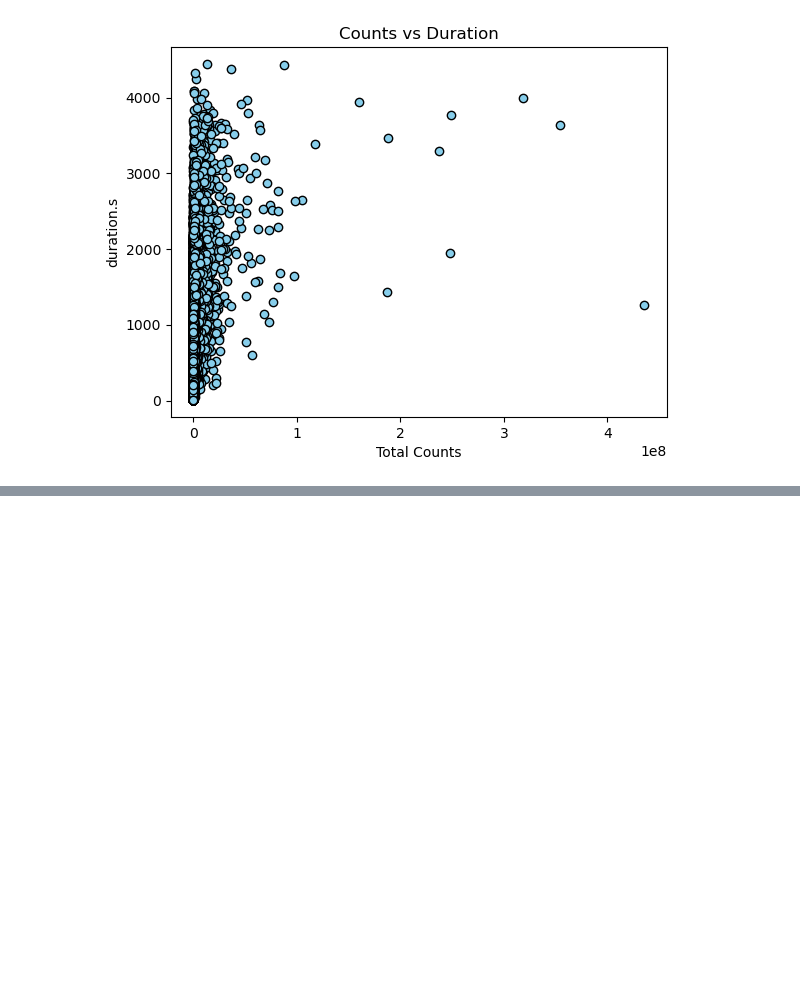
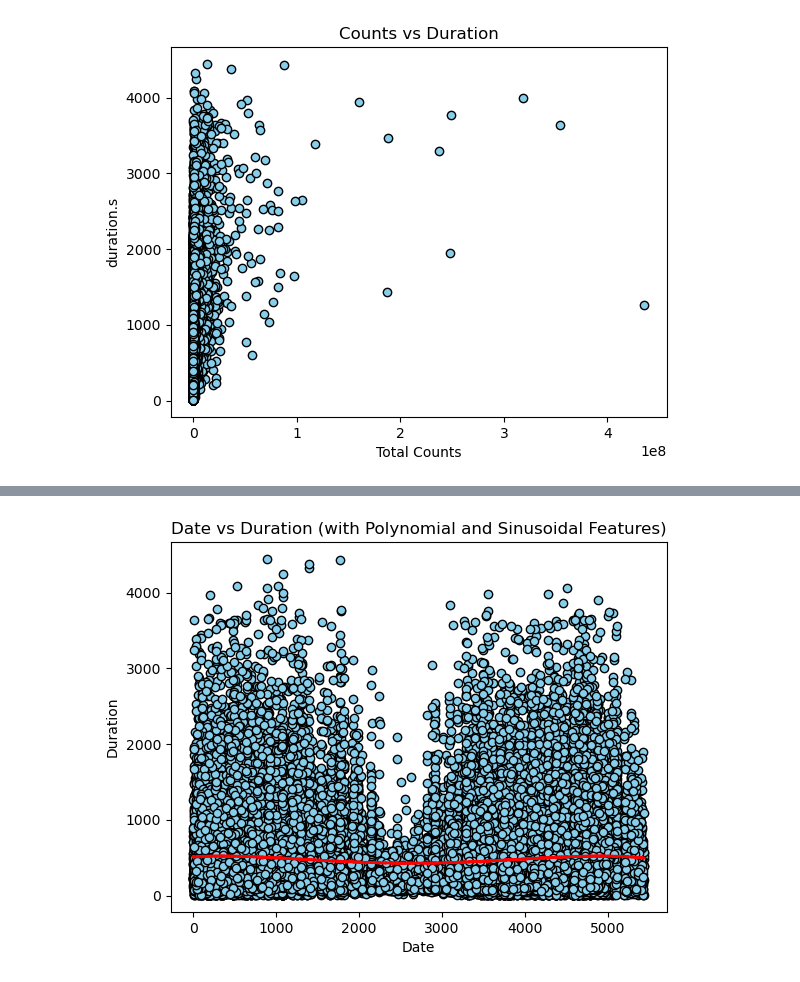
Before and after one commit to t-dowd/Solar-Flare-Project, a Jupyter notebook: SolarFlare.ipynb, the cells around one changed output, grey strips where cells are left out. Drawn from its saved outputs; the diff is of its cells as text; code cells hidden in the pictures; blank space fills up the shorter version.

```diff
--- a/SolarFlare.ipynb
+++ b/SolarFlare.ipynb
@@ -132,0 +128,13 @@ print(Full_Solar_Data['start.date'])
+# %%
+# Nathan's Day Year Hash
+days = []
+for date in Full_Solar_Data["start.date"]:
+    daysInMonth = 31
+    month = date[5:7]
+    if month == "04" or month == "06" or month == "09" or month == "11":
+        daysInMonth = 30
+    elif month == "02":
+        daysInMonth = 28
+    day = int(date[8:]) + int(date[5:7])*daysInMonth + int(date[:4])*365 - 730798
+    #print(day)
+    days.append(day)
@@ -132,0 +161,81 @@ print(Full_Solar_Data['start.date'])
+# %%
+# Date vs Duration
+# days = []
+# for date in Full_Solar_Data["start.date"]:
+#     daysInMonth = 31
+#     month = date[5:7]
+#     if month == "04" or month == "06" or month == "09" or month == "11":
+#         daysInMonth = 30
+#     elif month == "02":
+#         daysInMonth = 28
+#     day = int(date[8:]) + int(date[5:7])*daysInMonth + int(date[:4])*365 - 730798
+#     #print(day)
+#     days.append(day)
+
+# plt.scatter(days,Full_Solar_Data['duration.s'], color='skyblue', edgecolor='black')
+from sklearn.linear_model import LinearRegression
+
+
+# # Shuffle the data
+# indices = np.random.permutation(len(Full_Solar_Data))
+# shuffled_days = np.array(days)[indices]
+# shuffled_durations = np.array(Full_Solar_Data['duration.s'])[indices]
+
+# # Reshape the shuffled_days array
+# shuffled_days = shuffled_days.reshape(-1, 1)
+
+# # Fit linear regression model
+# model = LinearRegression()
+# model.fit(shuffled_days, shuffled_durations)
+
+# # Predict durations
+# predicted_durations = model.predict(shuffled_days)
+
+# # Plot the shuffled data and regression line
+# plt.scatter(shuffled_days, shuffled_durations, color='skyblue', edgecolor='black')
+# plt.plot(shuffled_days, predicted_durations, color='red', linewidth=2)
+
+# plt.title('Date vs Duration')
+# plt.xlabel('Date')
+# plt.ylabel('Duration')
+# plt.show()
+import numpy as np
+import matplotlib.pyplot as plt
+
+from sklearn.preprocessing import PolynomialFeatures
+
+# Shuffle the data
+indices = np.random.permutation(len(Full_Solar_Data))
+shuffled_days = np.array(days)[indices]
+shuffled_durations = np.array(Full_Solar_Data['duration.s'])[indices]
+
+# Reshape the shuffled_days array
+shuffled_days = shuffled_days.reshape(-1, 1)
+
+# Create polynomial and sinusoidal features
+poly = PolynomialFeatures(degree=4)  # You can adjust the degree as needed
+X_poly = poly.fit_transform(shuffled_days)
+X_with_sin = np.concatenate((X_poly, np.sin(shuffled_days)), axis=1)
+
+# Fit linear regression model
+model = LinearRegression()
+model.fit(X_with_sin, shuffled_durations)
+
+# Predict durations
+predicted_durations = model.predict(X_with_sin)
+
+# Sort the shuffled_days for better visualization
+sorted_indices = np.argsort(shuffled_days[:,0])
+sorted_days = shuffled_days[sorted_indices]
+sorted_predicted_durations = predicted_durations[sorted_indices]
+
+# Plot the shuffled data and regression line
+plt.scatter(shuffled_days, shuffled_durations, color='skyblue', edgecolor='black')
+plt.plot(sorted_days, sorted_predicted_durations, color='red', linewidth=2)
+
+plt.title('Date vs Duration (with Polynomial and Sinusoidal Features)')
+plt.xlabel('Date')
+plt.ylabel('Duration')
+plt.show()
+# %% [output]
+[figure, added]
```
Also changed, not shown: parts of 7 cells of this notebook, 1 other file.
